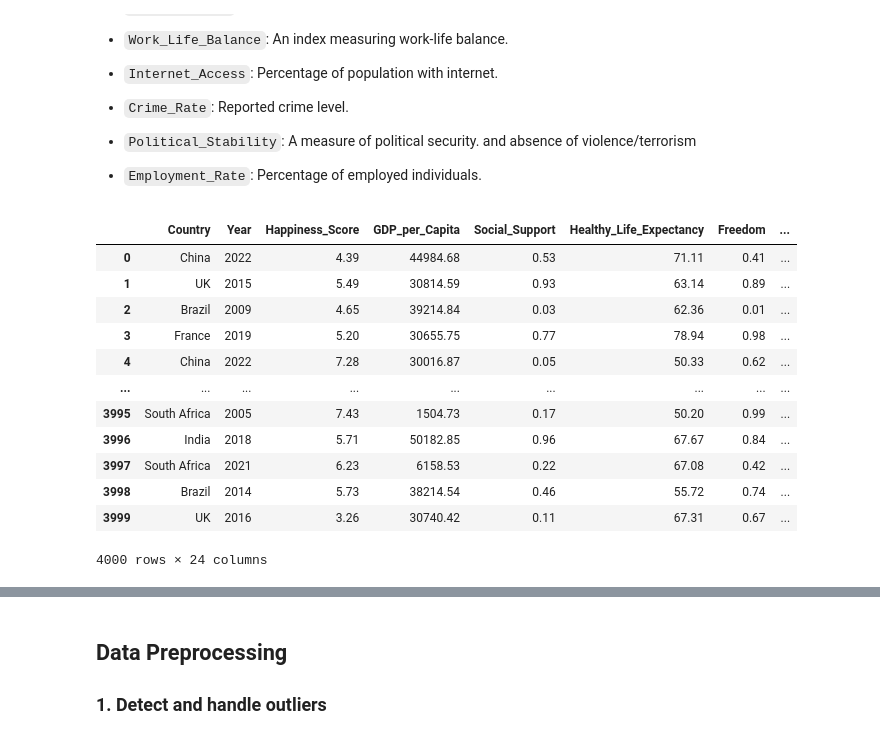
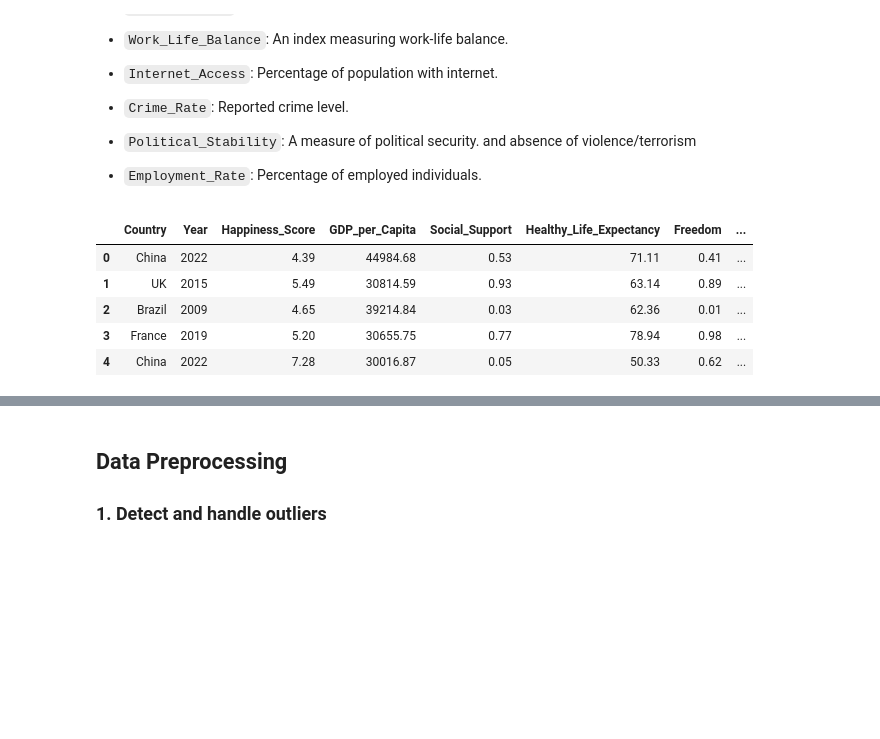
Before and after one commit to MadalinaTilvan/World-Happiness-Report, a Jupyter notebook: World Happiness Report.ipynb, the cells around one changed output, grey strips where cells are left out. Saved outputs shown, nothing was run; the diff lists cells and outputs as text; code cells hidden in the pictures; blank space fills up the shorter version.

```diff
--- a/World Happiness Report.ipynb
+++ b/World Happiness Report.ipynb
@@ -88,19 +96,12 @@ from sklearn.preprocessing import StandardScaler
 
 pd.set_option('display.max_columns', None)
 # %%
-happiness_df = pd.read_csv("dataset/world_happiness_report.csv")
-happiness_df
+happiness_df = pd.read_csv(r'C:\Users\ponnu\Downloads\framework_project\world_happiness_report.csv')
+happiness_df.head()
 # %% [output]
 |  | Country | Year | Happiness_Score | GDP_per_Capita | Social_Support | Healthy_Life_Expectancy | Freedom | ... |
 | 0 | China | 2022 | 4.39 | 44984.68 | 0.53 | 71.11 | 0.41 | ... |
 | 1 | UK | 2015 | 5.49 | 30814.59 | 0.93 | 63.14 | 0.89 | ... |
 | 2 | Brazil | 2009 | 4.65 | 39214.84 | 0.03 | 62.36 | 0.01 | ... |
 | 3 | France | 2019 | 5.20 | 30655.75 | 0.77 | 78.94 | 0.98 | ... |
 | 4 | China | 2022 | 7.28 | 30016.87 | 0.05 | 50.33 | 0.62 | ... |
-| ... | ... | ... | ... | ... | ... | ... | ... | ... |
-| 3995 | South Africa | 2005 | 7.43 | 1504.73 | 0.17 | 50.20 | 0.99 | ... |
-| 3996 | India | 2018 | 5.71 | 50182.85 | 0.96 | 67.67 | 0.84 | ... |
-| 3997 | South Africa | 2021 | 6.23 | 6158.53 | 0.22 | 67.08 | 0.42 | ... |
-| 3998 | Brazil | 2014 | 5.73 | 38214.54 | 0.46 | 55.72 | 0.74 | ... |
-| 3999 | UK | 2016 | 3.26 | 30740.42 | 0.11 | 67.31 | 0.67 | ... |
-4000 rows × 24 columns
```
Also changed, not shown: parts of 39 cells of this notebook.
